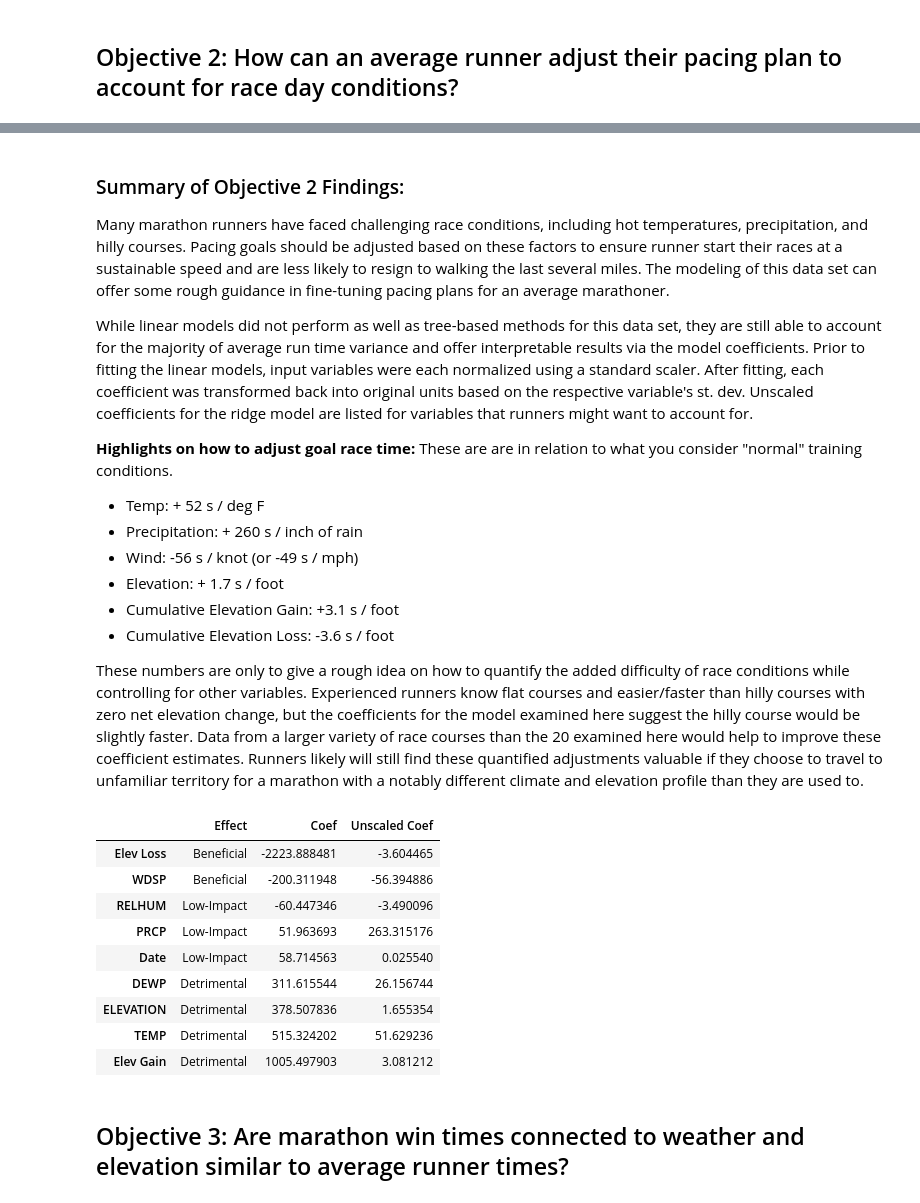
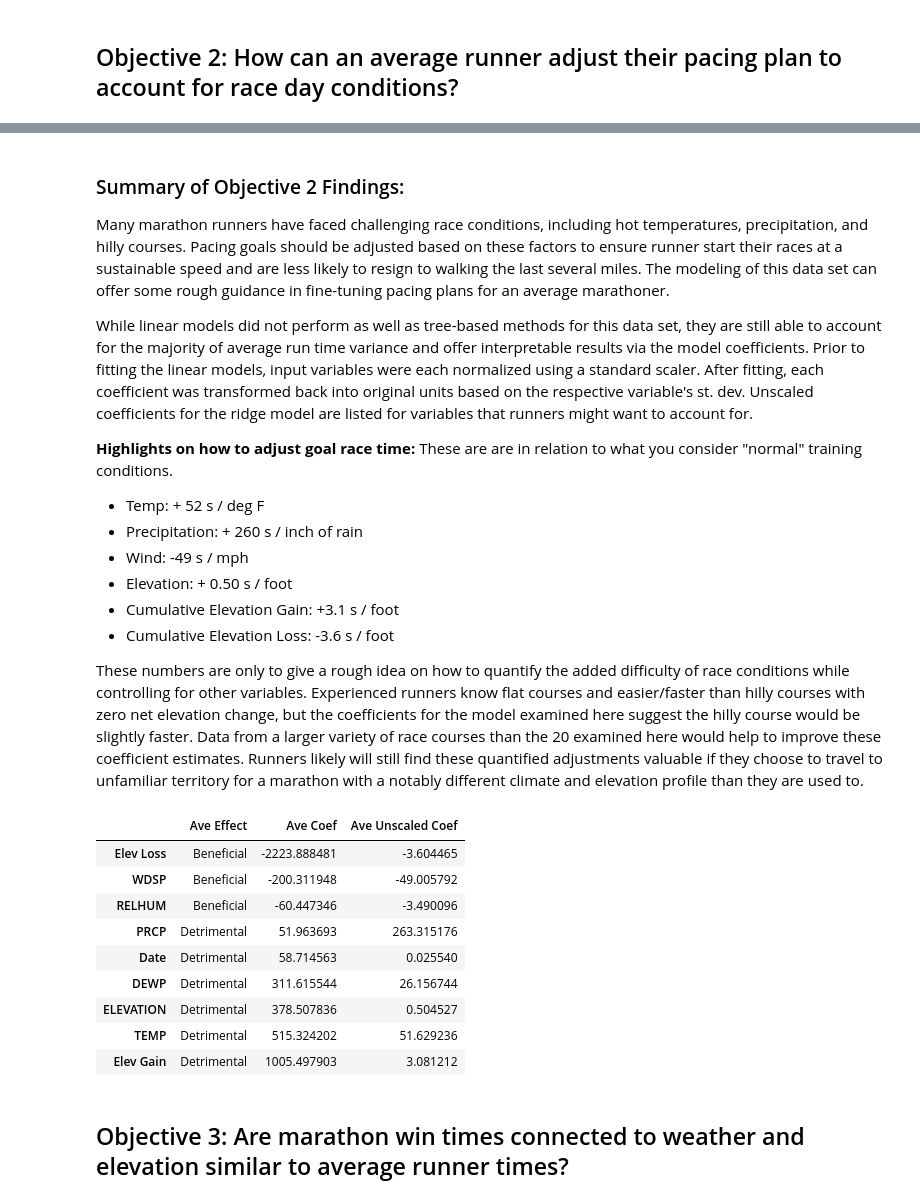
Before and after one commit to michael-p-k/MarathonPredictor, a Jupyter notebook: MarathonPredictor.ipynb, the cells around one changed output, grey strips where cells are left out. Saved outputs shown, nothing was run; the diff lists cells and outputs as text; code cells hidden in the pictures.

```diff
--- a/MarathonPredictor.ipynb
+++ b/MarathonPredictor.ipynb
@@ -685,29 +689,27 @@ Linear models (including ridge regression and lasso regression) each had a test
 coef_df = (summary_df.loc['Ridge Ave'].iloc[8:]
            .to_frame()
            .sort_values('Ridge Ave')
-           .rename(columns={'Ridge Ave':'Coef'})
+           .rename(columns={'Ridge Ave':'Ave Coef'})
           )
 
 # Function to categorize race factors on how they affect average race time
 def good_or_bad(coef):
-    cutoff = 200
+    cutoff = 0
     if coef > cutoff: return 'Detrimental'
     elif coef < -cutoff: return 'Beneficial'
     else: return 'Low-Impact'
-coef_df['Effect'] = coef_df['Coef'].apply(good_or_bad)
+
+coef_df['Ave Effect'] = coef_df['Ave Coef'].apply(good_or_bad)
+
+# StandardScaler transformation performed using training std dev to convert to unscaled coefs.
+stdev_df = X_m_train.std().to_frame()
+stdev_df.columns = ['St Dev']
+coef_df = coef_df.merge(stdev_df, how='inner', left_index=True, right_index=True)
+
+# Convert 'ELEVATION' stdev from meters to feet
+coef_df.loc['ELEVATION','St Dev'] = coef_df.loc['ELEVATION','St Dev']*3.281
+# Convert 'WDSP' stdev from knots to mph
+coef_df.loc['WDSP','St Dev'] = coef_df.loc['WDSP','St Dev']*1.15078
 
 # To allow interpretation of coefficients, we will reverse the StandardScaler.
-# StandardScaler transformation performed using training std dev to convert to unscaled coefs.
-stdev_df = X_ave_train.std().to_frame()
-stdev_df.columns = ['St Dev']
-coef_df = coef_df.merge(stdev_df, how='inner', left_index=True, right_index=True)
-coef_df['Unscaled Coef'] = coef_df.apply(lambda x: x['Coef']/x['St Dev'], axis=1)
-
-print('\nSpeeds up Ave Time:')
-print(coef_df[coef_df['Effect']=='Beneficial'].loc[:,['Coef','Unscaled Coef']])
-print('\nSlows down Ave Time:')
-print(coef_df[coef_df['Effect']=='Detrimental'].loc[:,['Coef','Unscaled Coef']]
-     .sort_values('Coef', ascending=False))
-print('\nLow-Impact on Ave Time:')
-print(coef_df[coef_df['Effect']=='Low-Impact'].loc[:,['Coef','Unscaled Coef']])
-print('\n\nHighlights:')
+coef_df['Ave Unscaled Coef'] = coef_df.apply(lambda x: x['Ave Coef']/x['St Dev'], axis=1)
@@ -739,8 +743,8 @@ While linear models did not perform as well as tree-based methods for this data
 __Highlights on how to adjust goal race time:__ These are are in relation to what you consider "normal" training conditions.
 - Temp: + 52 s / deg F
 - Precipitation: + 260 s / inch of rain
-- Wind: -56 s / knot (or -49 s / mph)
-- Elevation: + 1.7 s / foot
+- Wind: -49 s / mph
+- Elevation: + 0.50 s / foot
 - Cumulative Elevation Gain: +3.1 s / foot
 - Cumulative Elevation Loss: -3.6 s / foot
 
@@ -748,17 +752,17 @@ These numbers are only to give a rough idea on how to quantify the added difficu
 # %%
 coef_df.loc[['Date','TEMP','DEWP','RELHUM','PRCP','WDSP',
              'ELEVATION','Elev Gain','Elev Loss'],
-            ['Effect','Coef','Unscaled Coef']
-           ].sort_values('Coef')
+            ['Ave Effect','Ave Coef','Ave Unscaled Coef']
+           ].sort_values('Ave Coef')
 # %% [output]
-|  | Effect | Coef | Unscaled Coef |
+|  | Ave Effect | Ave Coef | Ave Unscaled Coef |
 | Elev Loss | Beneficial | -2223.888481 | -3.604465 |
-| WDSP | Beneficial | -200.311948 | -56.394886 |
-| RELHUM | Low-Impact | -60.447346 | -3.490096 |
-| PRCP | Low-Impact | 51.963693 | 263.315176 |
-| Date | Low-Impact | 58.714563 | 0.025540 |
+| WDSP | Beneficial | -200.311948 | -49.005792 |
+| RELHUM | Beneficial | -60.447346 | -3.490096 |
+| PRCP | Detrimental | 51.963693 | 263.315176 |
+| Date | Detrimental | 58.714563 | 0.025540 |
 | DEWP | Detrimental | 311.615544 | 26.156744 |
-| ELEVATION | Detrimental | 378.507836 | 1.655354 |
+| ELEVATION | Detrimental | 378.507836 | 0.504527 |
 | TEMP | Detrimental | 515.324202 | 51.629236 |
 | Elev Gain | Detrimental | 1005.497903 | 3.081212 |
 # %% [markdown]
```
Also changed, not shown: parts of 13 cells of this notebook, 1 other file.
